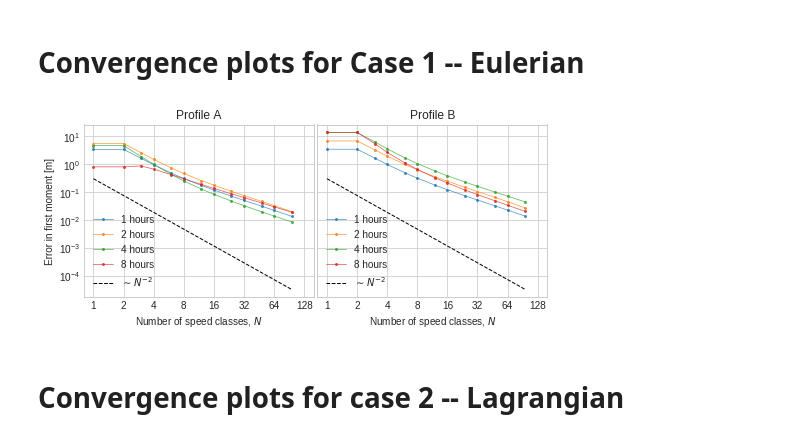
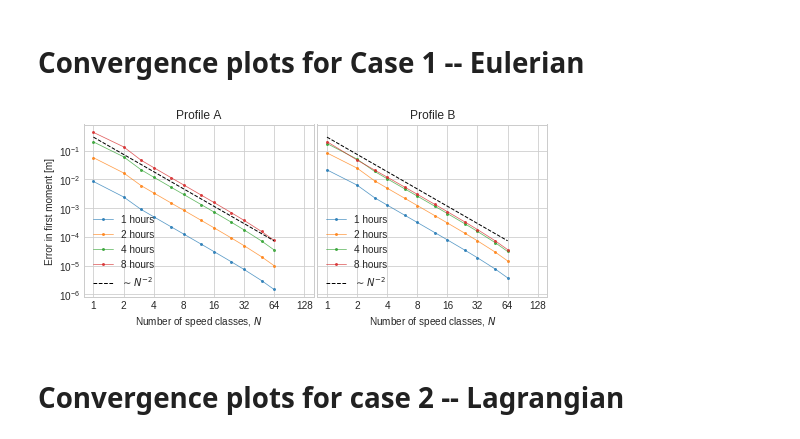
Before and after one commit to nordam/Eulerian-and-Lagrangian-methods, a Jupyter notebook: notebooks/ConvergencePlots.ipynb, the cells around one changed output. Cells and saved outputs as stored; diff of their text form; code cells hidden in the pictures.

```diff
--- a/notebooks/ConvergencePlots.ipynb
+++ b/notebooks/ConvergencePlots.ipynb
@@ -101,14 +99,14 @@ Tmax = 240*3600
 Zmax = 50
 
 # Numerical parameters for reference solution
-dt_ref = 10    # Timestep
-NJ_ref = 16000  # Number of spatial grid cells
-NK_ref = 512   # Number of classes
+dt_ref = 60    # Timestep
+NJ_ref = 4000  # Number of spatial grid cells
+NK_ref = 128   # Number of classes
 
 # Varying numerical parameters
 dts = np.array([60, 120, 180, 300, 600, 900, 1800, 3600])
-NJs = np.array([8000, 6000, 4000, 3000, 2000, 1500, 1000, 750, 500, 375, 250, 125])
-NKs = np.array([1, 2, 3, 4, 6, 8, 12, 16, 24, 32, 48, 64, 96])
+NJs = np.array([4000, 3000, 2000, 1500, 1000, 750, 500, 375, 250, 125])
+NKs = np.array([1, 2, 3, 4, 6, 8, 12, 16, 24, 32, 48, 64])
 
 # Hours after which to plot the solutions
 hours = [1, 2, 4, 8]
@@ -140,34 +138,34 @@ for iplot, profile in enumerate(['A', 'B']):
 
         for j, h in enumerate(hours):
             ref    = dz_grid_ref * np.sum(mid_grid_ref * Cg_ref[h,:])
             moment = dz_grid     * np.sum(mid_grid     * Cg[h,:])
             errors[j][i] = np.abs(moment - ref)
 
     for j, h in enumerate(hours):
         ax[iplot].plot(NKs, errors[j][:], marker = '.', markersize = 4, lw = 0.75, alpha = 0.75, label = f'{h} hours')
 
     ax[iplot].plot(NKs, 0.3*NKs**(-2.0), '--', c = 'k', lw = 1, label = '$\sim N^{-2}$')
 
 
     ax[iplot].legend(loc = 'lower left')
     ax[iplot].set_xscale('log')
     ax[iplot].set_yscale('log')
 
     ticks = [1, 2, 4, 8, 16, 32, 64, 128]
     ax[iplot].set_xticks(ticks)
     ax[iplot].set_xticklabels(ticks)
     ax[iplot].set_xlim(0.8*1, ticks[-1]/0.8)
     ax[iplot].set_title(f'Profile {profile}')
 
 
 ax[0].set_xlabel('Number of speed classes, $N$')
 ax[1].set_xlabel('Number of speed classes, $N$')
 ax[0].set_ylabel('Error in first moment [m]')
 
 plt.subplots_adjust(left = 0.075, bottom = 0.12, right = 0.995, top = 0.92, wspace =0.015)
 #plt.savefig('convergence_Nclasses_case1.pdf')
 # %% [output]
-[figure, old version]
+[figure, new version]
 # %% [markdown]
 # Convergence plots for case 2 -- Lagrangian
 # %%
```
Also changed, not shown: parts of 2 cells of this notebook, 2 other files.
